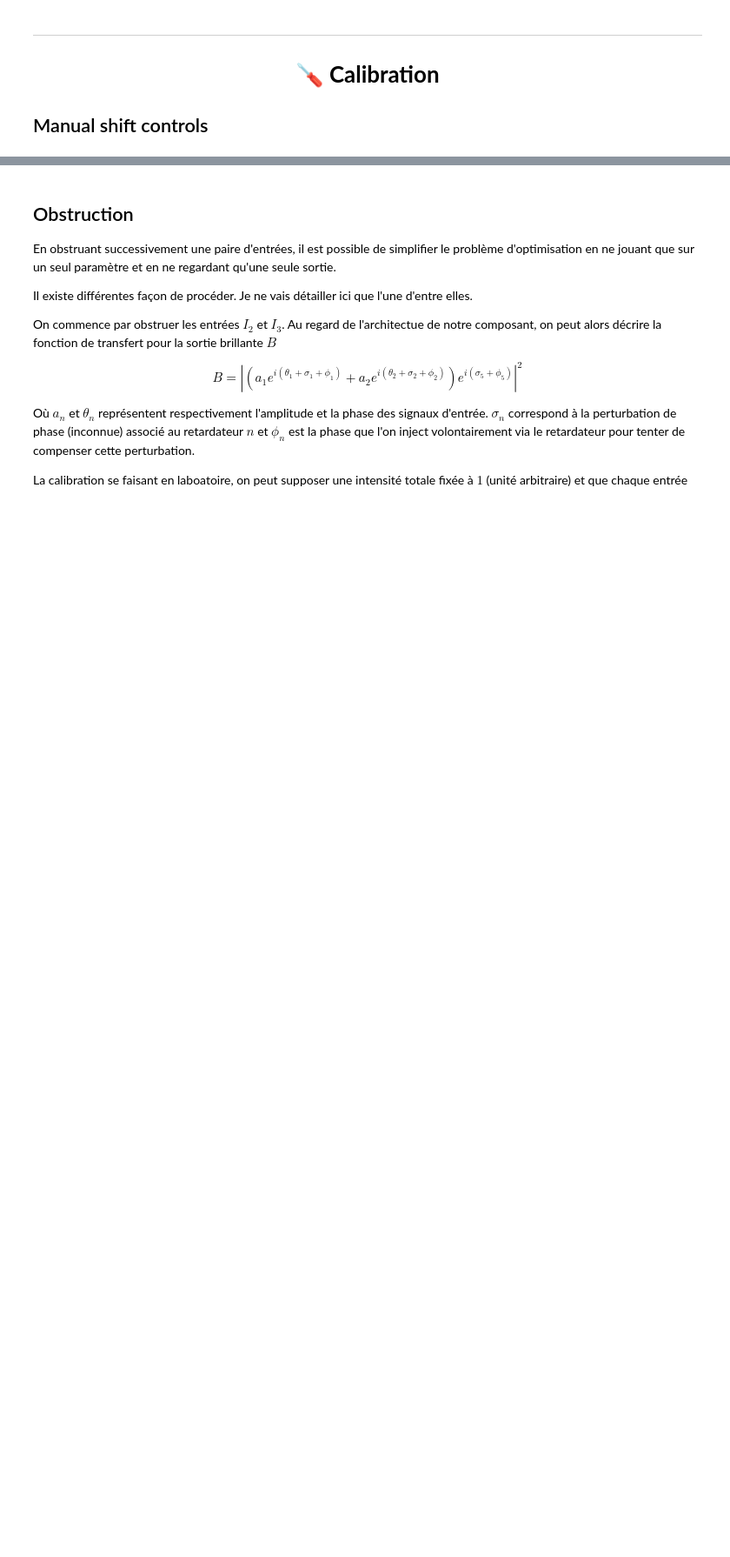
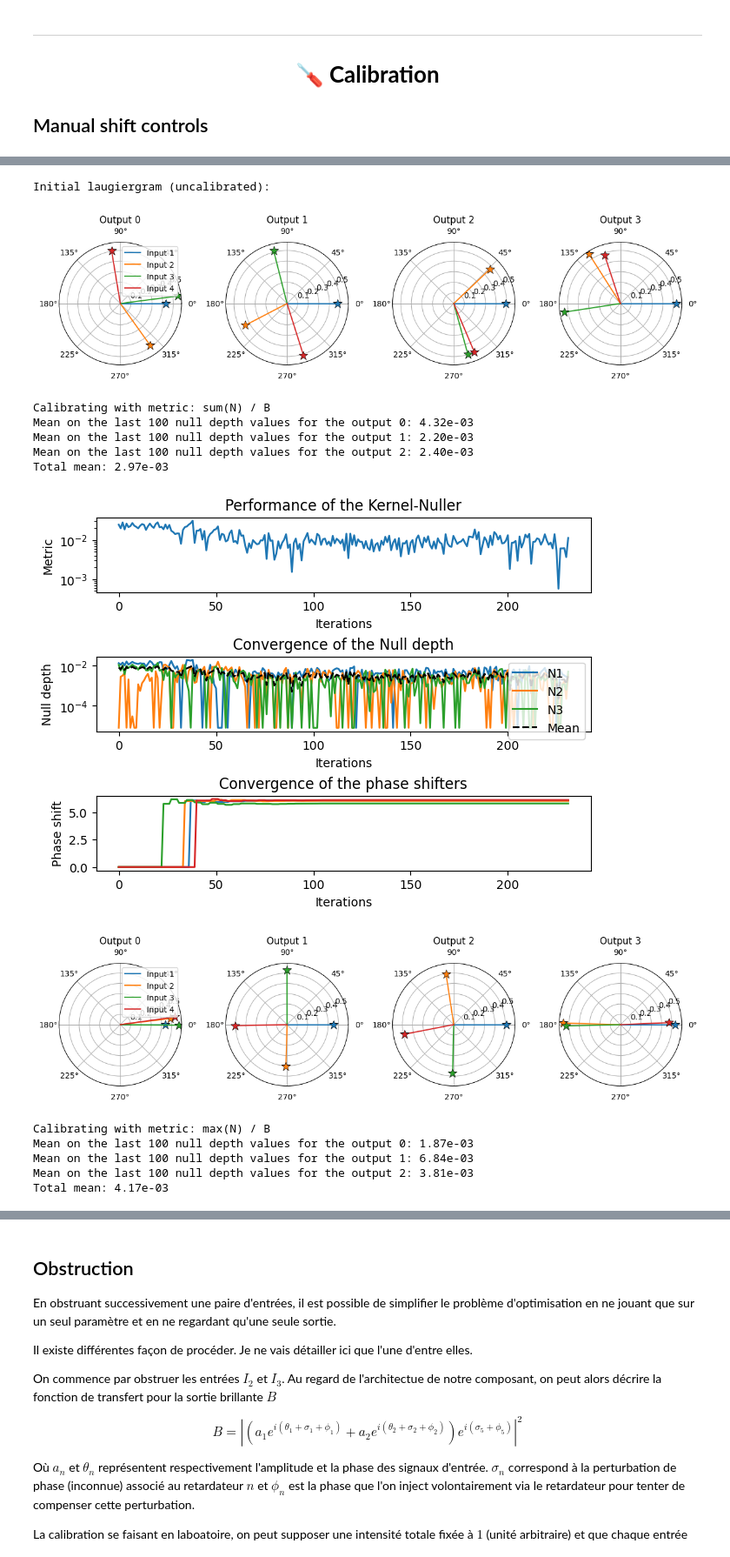
Before and after one commit to VForiel/PhD-Theory, a Jupyter notebook: Thesis.ipynb, the cells around one changed output, grey strips where cells are left out. Shown at 87% size. Saved outputs shown, nothing was run; the diff lists cells and outputs as text; code cells hidden in the pictures; blank space fills up the shorter version.

```diff
--- a/Thesis.ipynb
+++ b/Thesis.ipynb
@@ -469,0 +437,26 @@ Achieved Kernel-Null depth:
+# %%
+from src import analysis
+import phise
+import numpy as np
+import matplotlib.pyplot as plt
+import astropy.units as u
+from copy import deepcopy as copy
+
+ctx = phise.examples.contexts.get_PHOB()
+# ctx.camera.ideal = True
+df, fig = analysis.hooke_jeeves.metrics.compare(ctx, N = 10, demo=True)
+# %% [output]
+Initial laugiergram (uncalibrated):
+[figure, added]
+Calibrating with metric: sum(N) / B
+Mean on the last 100 null depth values for the output 0: 4.32e-03
+Mean on the last 100 null depth values for the output 1: 2.20e-03
+Mean on the last 100 null depth values for the output 2: 2.40e-03
+Total mean: 2.97e-03
+[figure, added]
+[figure, added]
+Calibrating with metric: max(N) / B
+Mean on the last 100 null depth values for the output 0: 1.87e-03
+Mean on the last 100 null depth values for the output 1: 6.84e-03
+Mean on the last 100 null depth values for the output 2: 3.81e-03
+Total mean: 4.17e-03
```
Also changed, not shown: parts of 23 cells of this notebook, 16 other files.
